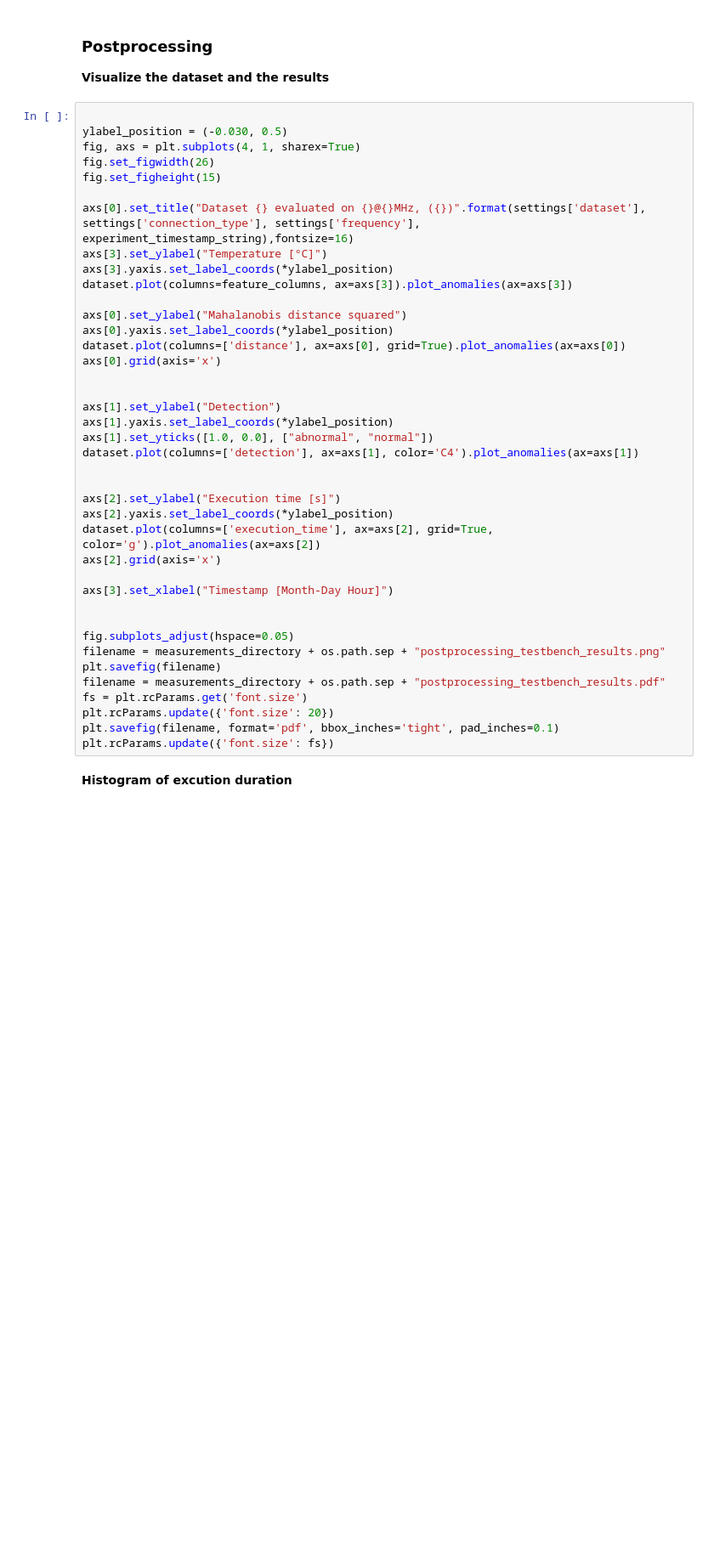
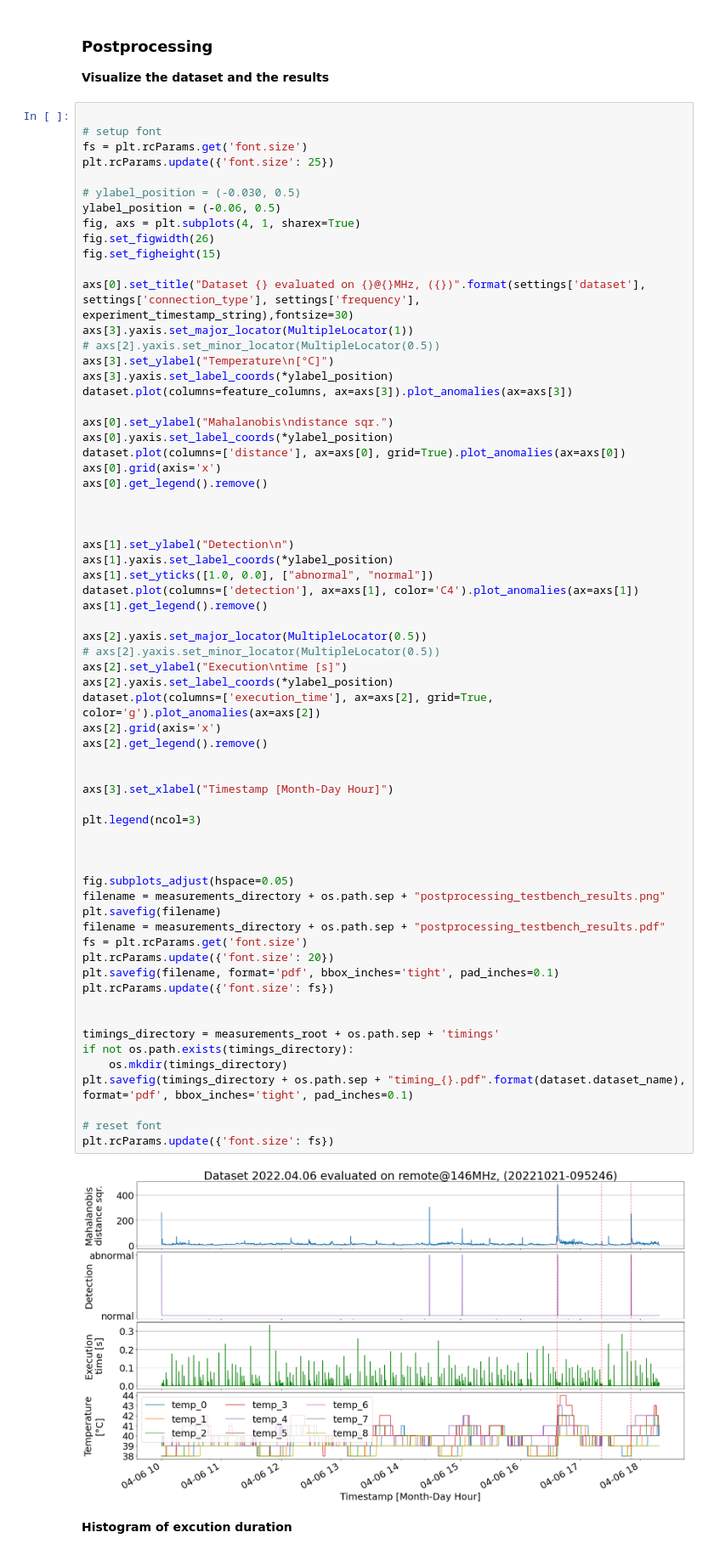
Before and after one commit to andre-stemper/ATMonSAT, a Jupyter notebook: testbench/postprocessing_render_experiment_plots.ipynb, the cells around one changed output. Shown at 85% size. Cells and saved outputs as stored; diff of their text form; blank space fills up the shorter version.

```diff
--- a/testbench/postprocessing_render_experiment_plots.ipynb
+++ b/testbench/postprocessing_render_experiment_plots.ipynb
@@ -90,44 +111,71 @@ for k, v in execution_time_statistics.items():
 **Visualize the dataset and the results**
 # %%
 
-ylabel_position = (-0.030, 0.5)
+# setup font
+fs = plt.rcParams.get('font.size')
+plt.rcParams.update({'font.size': 25})
+
+# ylabel_position = (-0.030, 0.5)
+ylabel_position = (-0.06, 0.5)
 fig, axs = plt.subplots(4, 1, sharex=True)
 fig.set_figwidth(26)
 fig.set_figheight(15)
 
-axs[0].set_title("Dataset {} evaluated on {}@{}MHz, ({})".format(settings['dataset'], settings['connection_type'], settings['frequency'], experiment_timestamp_string),fontsize=16)
-axs[3].set_ylabel("Temperature [°C]")
+axs[0].set_title("Dataset {} evaluated on {}@{}MHz, ({})".format(settings['dataset'], settings['connection_type'], settings['frequency'], experiment_timestamp_string),fontsize=30)
+axs[3].yaxis.set_major_locator(MultipleLocator(1))
+# axs[2].yaxis.set_minor_locator(MultipleLocator(0.5))
+axs[3].set_ylabel("Temperature\n[°C]")
 axs[3].yaxis.set_label_coords(*ylabel_position)
 dataset.plot(columns=feature_columns, ax=axs[3]).plot_anomalies(ax=axs[3])
 
-axs[0].set_ylabel("Mahalanobis distance squared")
+axs[0].set_ylabel("Mahalanobis\ndistance sqr.")
 axs[0].yaxis.set_label_coords(*ylabel_position)
 dataset.plot(columns=['distance'], ax=axs[0], grid=True).plot_anomalies(ax=axs[0])
 axs[0].grid(axis='x')
+axs[0].get_legend().remove()
 
 
-axs[1].set_ylabel("Detection")
+
+axs[1].set_ylabel("Detection\n")
 axs[1].yaxis.set_label_coords(*ylabel_position)
 axs[1].set_yticks([1.0, 0.0], ["abnormal", "normal"])
 dataset.plot(columns=['detection'], ax=axs[1], color='C4').plot_anomalies(ax=axs[1])
+axs[1].get_legend().remove()
 
-
-axs[2].set_ylabel("Execution time [s]")
+axs[2].yaxis.set_major_locator(MultipleLocator(0.5))
+# axs[2].yaxis.set_minor_locator(MultipleLocator(0.5))
+axs[2].set_ylabel("Execution\ntime [s]")
 axs[2].yaxis.set_label_coords(*ylabel_position)
 dataset.plot(columns=['execution_time'], ax=axs[2], grid=True, color='g').plot_anomalies(ax=axs[2])
 axs[2].grid(axis='x')
+axs[2].get_legend().remove()
+
 
 axs[3].set_xlabel("Timestamp [Month-Day Hour]")
+
+plt.legend(ncol=3)
+
 
 
 fig.subplots_adjust(hspace=0.05)
 filename = measurements_directory + os.path.sep + "postprocessing_testbench_results.png"
 plt.savefig(filename)
 filename = measurements_directory + os.path.sep + "postprocessing_testbench_results.pdf"
 fs = plt.rcParams.get('font.size')
 plt.rcParams.update({'font.size': 20})
 plt.savefig(filename, format='pdf', bbox_inches='tight', pad_inches=0.1)
 plt.rcParams.update({'font.size': fs})
+
+
+timings_directory = measurements_root + os.path.sep + 'timings'
+if not os.path.exists(timings_directory):
+    os.mkdir(timings_directory)
+plt.savefig(timings_directory + os.path.sep + "timing_{}.pdf".format(dataset.dataset_name), format='pdf', bbox_inches='tight', pad_inches=0.1)
+
+# reset font
+plt.rcParams.update({'font.size': fs})
+# %% [output]
+[figure, added]
 # %% [markdown]
 **Histogram of excution duration**
 # %%
```
Also changed, not shown: parts of 6 cells of this notebook, 5 other files.
